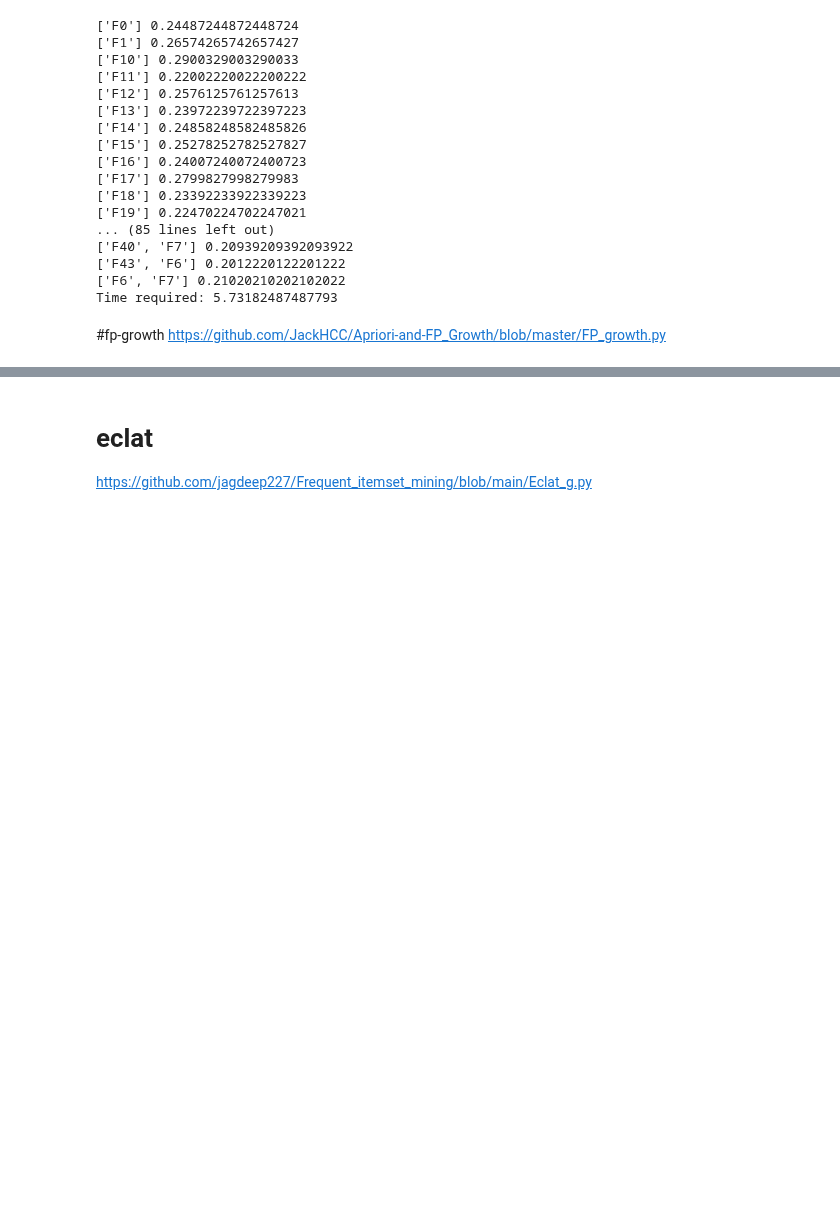
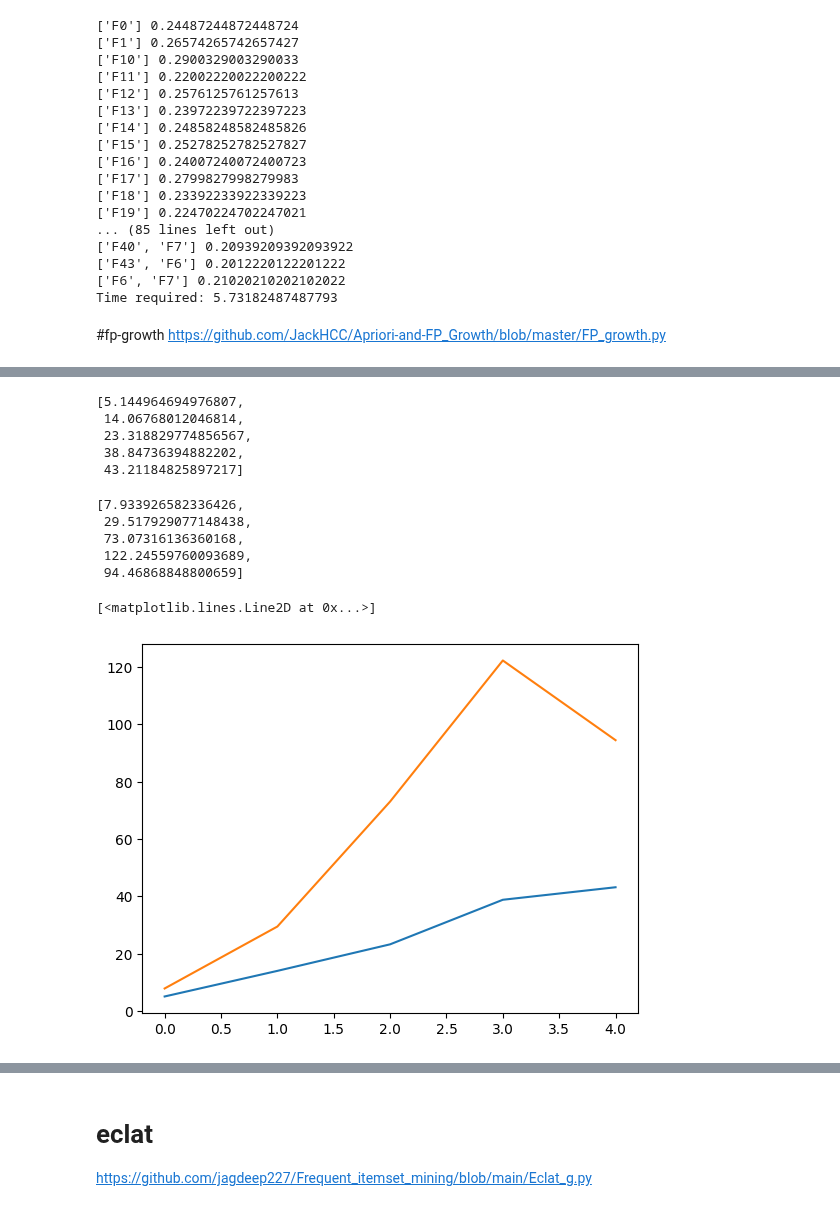
Before and after one commit to NicoloAvesani/Finding-Frequent-Itemsets-, a Jupyter notebook: that's_good_OK_APRIORI,_FP_GROWTH_and_ECLAT.ipynb, the cells around one changed output, grey strips where cells are left out. Saved outputs shown, nothing was run; the diff lists cells and outputs as text; code cells hidden in the pictures; blank space fills up the shorter version.

```diff
--- a/that's_good_OK_APRIORI,_FP_GROWTH_and_ECLAT.ipynb
+++ b/that's_good_OK_APRIORI,_FP_GROWTH_and_ECLAT.ipynb
@@ -69,11 +69,11 @@ def generate_itemset(row_count, max_per_basket, num_freq_sets, item_count, prob_
 random.seed(1000)
 ROWS = 100000
 
-for i in range(10,110,10):
+for i in range(10,100,10):
     generate_itemset(ROWS, i, 100, 5000, 0.5)
 
-#for i in range(1,9):
-    #generate_itemset(ROWS, 50, 100, 5000, i/10.0)
+for i in range(1,9,1):
+    generate_itemset(ROWS, 50, 100, 5000, i/10.0)
 # %%
     #Generate a dataset of frequent items. These paramaters can be changed to
     #determine the type of data to generate.
@@ -109,5 +109,17 @@ for i in range(len(dataset_array)):
 #new_array[0]
 # %%
 #len(new_array[0])
+# %%
+size_dataset = [
+    '0.5_tsz10_tct100.0K.txt',
+    '0.5_tsz20_tct100.0K.txt',
+    '0.5_tsz30_tct100.0K.txt',
+    '0.5_tsz40_tct100.0K.txt',
+    '0.5_tsz50_tct100.0K.txt',
+    '0.5_tsz60_tct100.0K.txt',
+    '0.5_tsz70_tct100.0K.txt',
+    '0.5_tsz80_tct100.0K.txt',
+    '0.5_tsz90_tct100.0K.txt',
+]
 # %% [markdown]
 #apriori
@@ -454,3 +560,27 @@ Execution time: 1.8379874229431152
+# %%
+runtime_fpgrowth = runtime_apriori[5:10]
+
+runtime_fpgrowth
+# %% [output]
+[5.144964694976807,
+ 14.06768012046814,
+ 23.318829774856567,
+ 38.84736394882202,
+ 43.21184825897217]
+# %%
+runtime_apriori[:5]
+# %% [output]
+[7.933926582336426,
+ 29.517929077148438,
+ 73.07316136360168,
+ 122.24559760093689,
+ 94.46868848800659]
+# %%
+plt.plot(runtime_fpgrowth)
+plt.plot(runtime_apriori[:5])
+# %% [output]
+[<matplotlib.lines.Line2D at 0x...>]
+[figure, added]
 # %%
 #!pip install anytree
 # %%
```
Also changed, not shown: parts of 12 cells of this notebook.
